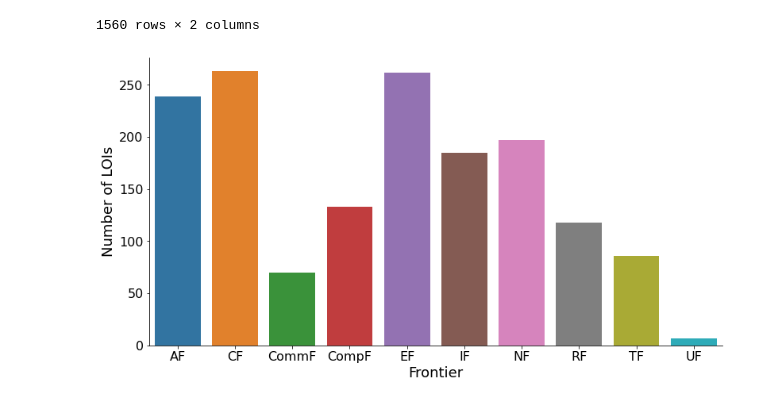
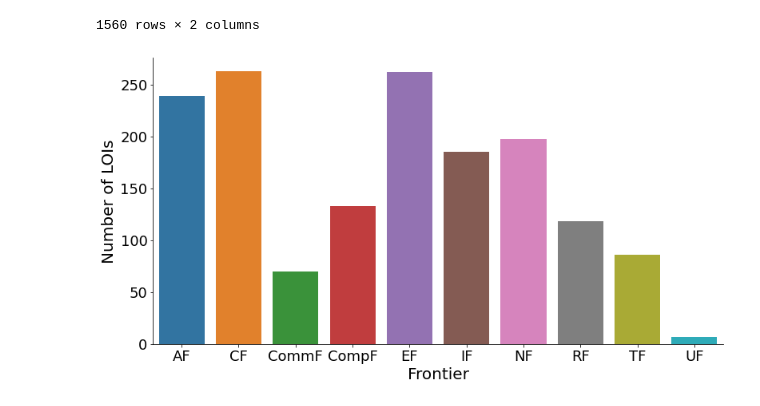
Before and after one commit to gordonwatts/snowmass-loi-words, a Jupyter notebook: notebooks/01-Duplicates.ipynb, the cells around one changed output. Saved outputs shown, nothing was run; the diff lists cells and outputs as text; code cells hidden in the pictures.

```diff
--- a/notebooks/01-Duplicates.ipynb
+++ b/notebooks/01-Duplicates.ipynb
@@ -282,14 +282,14 @@ df
 | 1559 | UF | SNOWMASS21-UF6_UF4-NF5_NF0-CF1_CF... |
 1560 rows × 2 columns
 # %%
-plt.rcParams['xtick.labelsize'] = 16
-plt.rcParams['ytick.labelsize'] = 16
+plt.rcParams['xtick.labelsize'] = 18
+plt.rcParams['ytick.labelsize'] = 18
 g = sns.catplot('area', kind='count', data=df)
 g.fig.set_figwidth(12)
 g.fig.set_figheight(6)
-plt.xlabel('Frontier', fontsize=18)
-plt.ylabel('Number of LOIs', fontsize=18)
+plt.xlabel('Frontier', fontsize=20)
+plt.ylabel('Number of LOIs', fontsize=20)
 plt.savefig('../web/assets/images/lois-by-frontier.png')
 plt.savefig('../web/assets/images/lois-by-frontier.svg')
 # %% [output]
-[figure, old version]
+[figure, new version]
```
Also changed, not shown: 2 other files.
